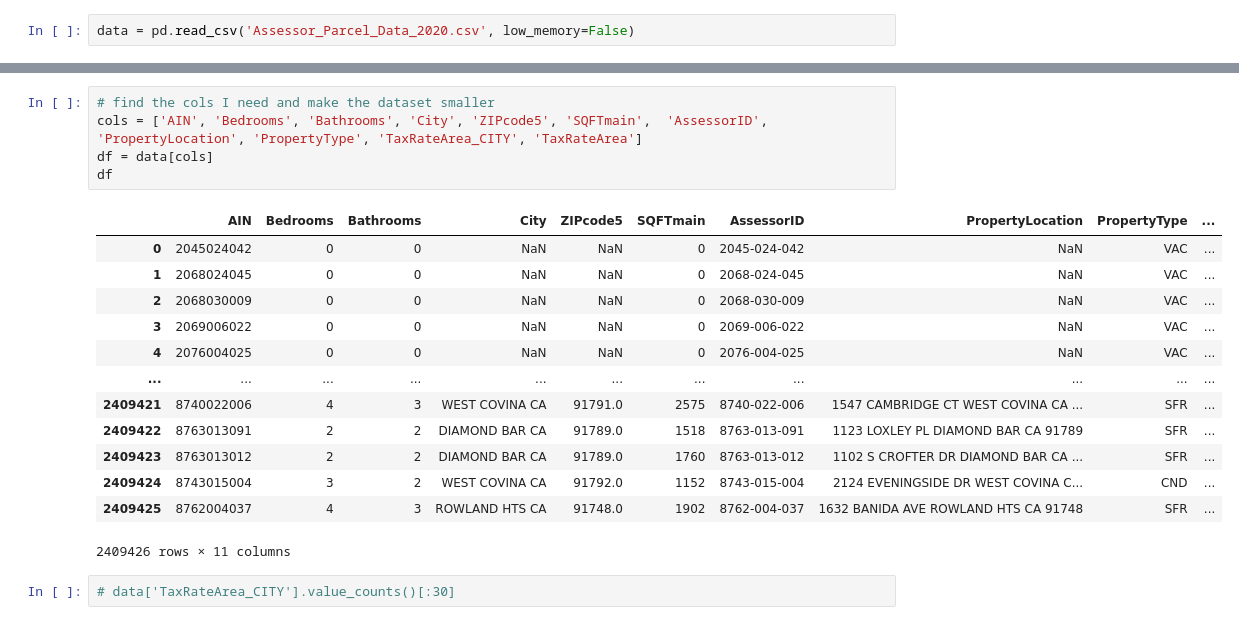
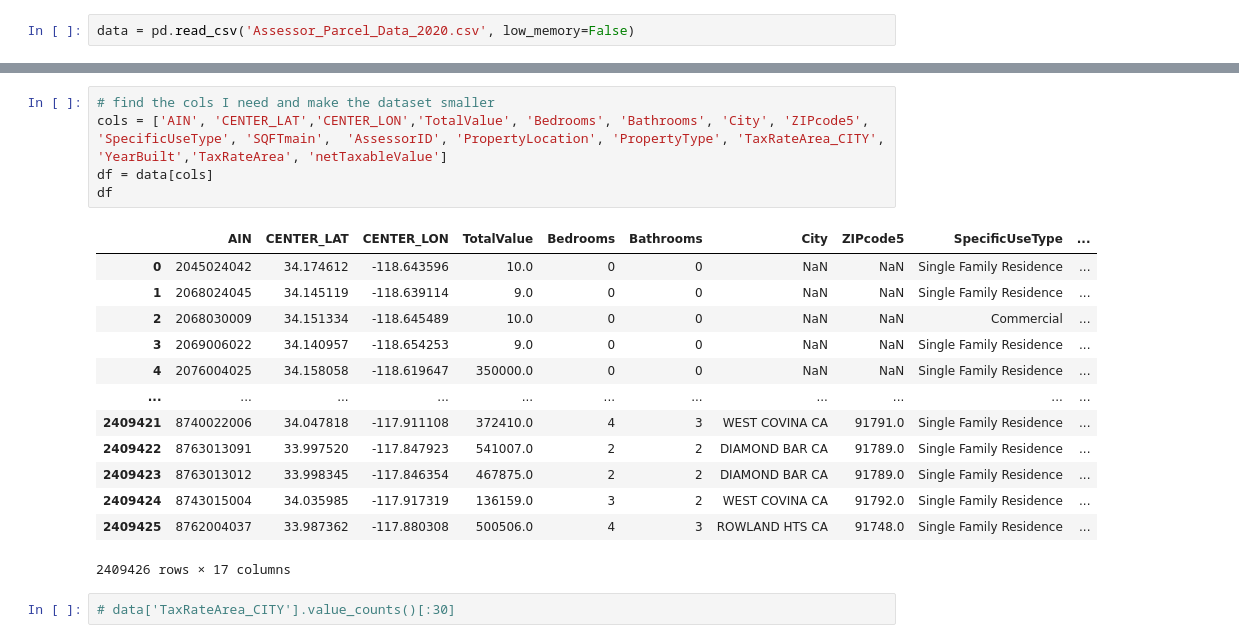
Before and after one commit to 369Eli/project_01, a Jupyter notebook: analysis.ipynb, the cells around one changed output, grey strips where cells are left out. Drawn from its saved outputs; the diff is of its cells as text.

```diff
--- a/analysis.ipynb
+++ b/analysis.ipynb
@@ -55,23 +70,23 @@ list(data.columns)
  'Location 1']
 # %%
 # find the cols I need and make the dataset smaller
-cols = ['AIN', 'Bedrooms', 'Bathrooms', 'City', 'ZIPcode5', 'SQFTmain',  'AssessorID', 'PropertyLocation', 'PropertyType', 'TaxRateArea_CITY', 'TaxRateArea']
+cols = ['AIN', 'CENTER_LAT','CENTER_LON','TotalValue', 'Bedrooms', 'Bathrooms', 'City', 'ZIPcode5', 'SpecificUseType', 'SQFTmain',  'AssessorID', 'PropertyLocation', 'PropertyType', 'TaxRateArea_CITY', 'YearBuilt','TaxRateArea', 'netTaxableValue']
 df = data[cols]
 df
 # %% [output]
-|  | AIN | Bedrooms | Bathrooms | City | ZIPcode5 | SQFTmain | AssessorID | PropertyLocation | PropertyType | ... |
-| 0 | 2045024042 | 0 | 0 | NaN | NaN | 0 | 2045-024-042 | NaN | VAC | ... |
-| 1 | 2068024045 | 0 | 0 | NaN | NaN | 0 | 2068-024-045 | NaN | VAC | ... |
-| 2 | 2068030009 | 0 | 0 | NaN | NaN | 0 | 2068-030-009 | NaN | VAC | ... |
-| 3 | 2069006022 | 0 | 0 | NaN | NaN | 0 | 2069-006-022 | NaN | VAC | ... |
-| 4 | 2076004025 | 0 | 0 | NaN | NaN | 0 | 2076-004-025 | NaN | VAC | ... |
+|  | AIN | CENTER_LAT | CENTER_LON | TotalValue | Bedrooms | Bathrooms | City | ZIPcode5 | SpecificUseType | ... |
+| 0 | 2045024042 | 34.174612 | -118.643596 | 10.0 | 0 | 0 | NaN | NaN | Single Family Residence | ... |
+| 1 | 2068024045 | 34.145119 | -118.639114 | 9.0 | 0 | 0 | NaN | NaN | Single Family Residence | ... |
+| 2 | 2068030009 | 34.151334 | -118.645489 | 10.0 | 0 | 0 | NaN | NaN | Commercial | ... |
+| 3 | 2069006022 | 34.140957 | -118.654253 | 9.0 | 0 | 0 | NaN | NaN | Single Family Residence | ... |
+| 4 | 2076004025 | 34.158058 | -118.619647 | 350000.0 | 0 | 0 | NaN | NaN | Single Family Residence | ... |
 | ... | ... | ... | ... | ... | ... | ... | ... | ... | ... | ... |
-| 2409421 | 8740022006 | 4 | 3 | WEST COVINA CA | 91791.0 | 2575 | 8740-022-006 | 1547 CAMBRIDGE CT WEST COVINA CA ... | SFR | ... |
-| 2409422 | 8763013091 | 2 | 2 | DIAMOND BAR CA | 91789.0 | 1518 | 8763-013-091 | 1123 LOXLEY PL DIAMOND BAR CA 91789 | SFR | ... |
-| 2409423 | 8763013012 | 2 | 2 | DIAMOND BAR CA | 91789.0 | 1760 | 8763-013-012 | 1102 S CROFTER DR DIAMOND BAR CA ... | SFR | ... |
-| 2409424 | 8743015004 | 3 | 2 | WEST COVINA CA | 91792.0 | 1152 | 8743-015-004 | 2124 EVENINGSIDE DR WEST COVINA C... | CND | ... |
-| 2409425 | 8762004037 | 4 | 3 | ROWLAND HTS CA | 91748.0 | 1902 | 8762-004-037 | 1632 BANIDA AVE ROWLAND HTS CA 91748 | SFR | ... |
+| 2409421 | 8740022006 | 34.047818 | -117.911108 | 372410.0 | 4 | 3 | WEST COVINA CA | 91791.0 | Single Family Residence | ... |
+| 2409422 | 8763013091 | 33.997520 | -117.847923 | 541007.0 | 2 | 2 | DIAMOND BAR CA | 91789.0 | Single Family Residence | ... |
+| 2409423 | 8763013012 | 33.998345 | -117.846354 | 467875.0 | 2 | 2 | DIAMOND BAR CA | 91789.0 | Single Family Residence | ... |
+| 2409424 | 8743015004 | 34.035985 | -117.917319 | 136159.0 | 3 | 2 | WEST COVINA CA | 91792.0 | Single Family Residence | ... |
+| 2409425 | 8762004037 | 33.987362 | -117.880308 | 500506.0 | 4 | 3 | ROWLAND HTS CA | 91748.0 | Single Family Residence | ... |
-2409426 rows × 11 columns
+2409426 rows × 17 columns
 # %%
 # data['TaxRateArea_CITY'].value_counts()[:30]
 # %%
```
Also changed, not shown: parts of 18 cells of this notebook, 4 other files.
